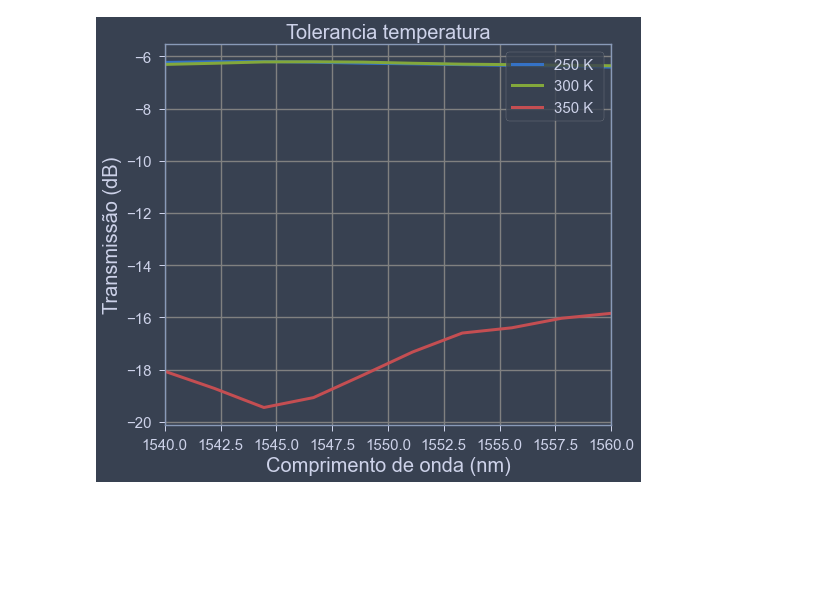
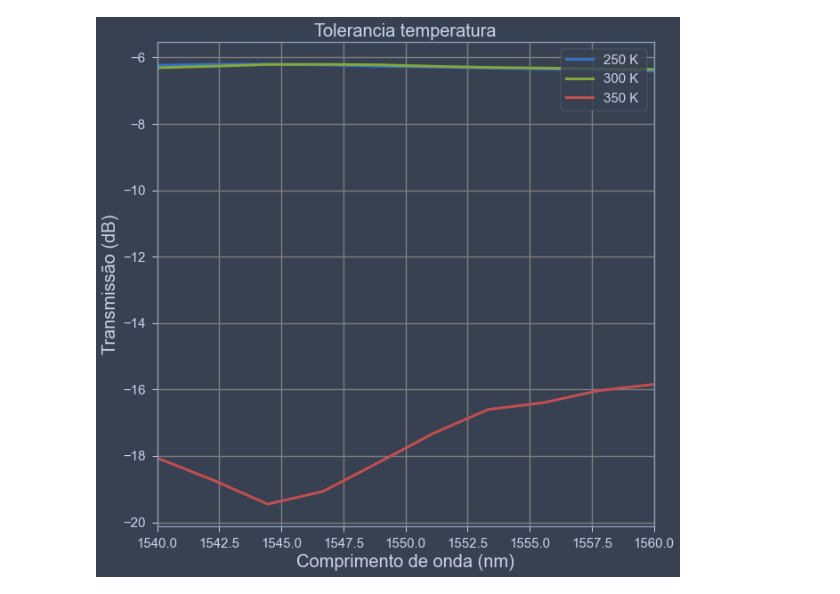
Before and after one commit to LucasLobo7/Design_MMI_LucasLobo, a Jupyter notebook: Lumerical/Untitled-1.ipynb, the cells around one changed output. Cells and saved outputs as stored; diff of their text form; code cells hidden in the pictures; blank space fills up the shorter version.

```diff
--- a/Lumerical/Untitled-1.ipynb
+++ b/Lumerical/Untitled-1.ipynb
@@ -29,24 +29,25 @@ arquivo=open('temps15','rb')
 s15 = pickle.load(arquivo)
 arquivo.close()
 # %%
+plt.rcParams["figure.figsize"] = (10,10)
 x = np.linspace(1540,1560,10)
 plt.plot(x,10*np.log10(s15[0]),label='250 K',linewidth=3)
 plt.plot(x,10*np.log10(s15[1]),label='300 K ',linewidth=3)
 plt.plot(x,10*np.log10(s15[2]),label='350 K',linewidth=3)
 
 #plt.plot(x,10*np.log10(s12[0]+s13[0]+s14[0]+s15[0]),label='250 K',linewidth=3)
 #plt.plot(x,10*np.log10(s12[1]+s13[1]+s14[1]+s15[1]),label='300 K',linewidth=3)
 #plt.plot(x,10*np.log10(s12[2]+s13[2]+s14[2]+s15[2]),label='350 K',linewidth=3)
 
 plt.legend(fontsize=15,loc='upper right')
 plt.title('Tolerancia temperatura',fontsize=20)
 #plt.ylim(-7,-5.5)
 plt.xlim(1540,1560)
 plt.yticks(fontsize=15)
 plt.xticks(fontsize=15)
 plt.xlabel('Comprimento de onda (nm)',fontsize=20)
 plt.ylabel('Transmissão (dB)',fontsize=20)
 plt.grid(color='grey')
 plt.savefig('espessura')
 # %% [output]
-[figure, old version]
+[figure, new version]
```
Also changed, not shown: 7 other files.
